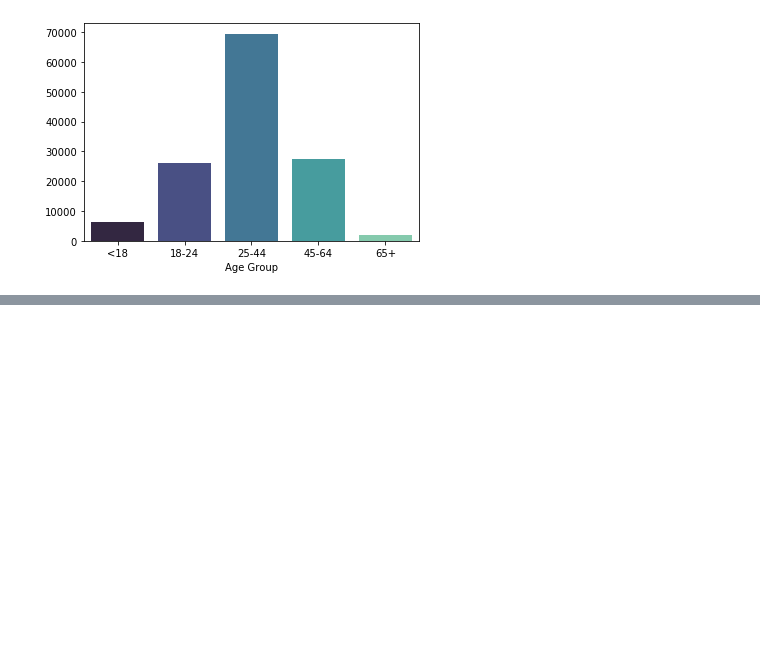
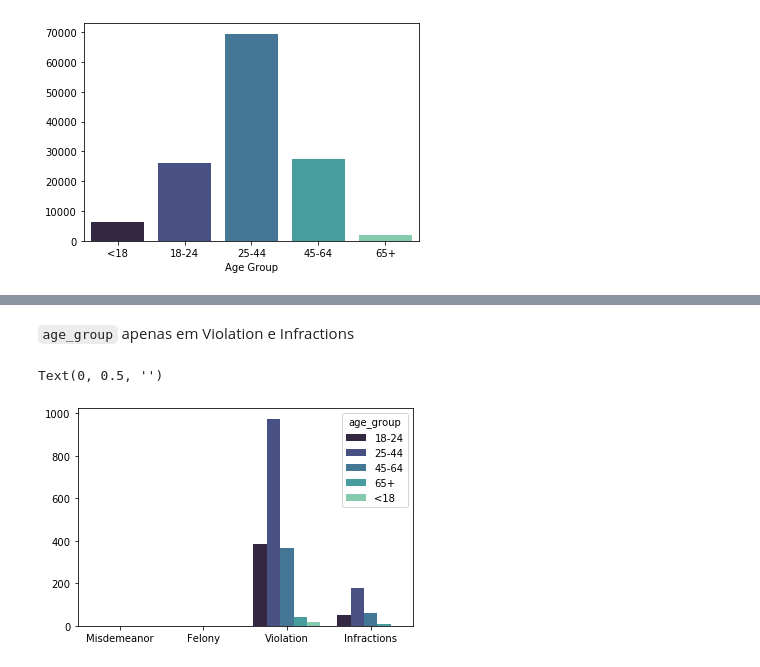
Before and after one commit to leticia-brand/ICD, a Jupyter notebook: main.ipynb, the cells around one changed output, grey strips where cells are left out. Cells and saved outputs as stored; diff of their text form; code cells hidden in the pictures; blank space fills up the shorter version.

```diff
--- a/main.ipynb
+++ b/main.ipynb
@@ -209,0 +234,15 @@ Text(0, 0.5, '')
+# %% [markdown]
+`age_group` apenas em Violation e Infractions
+# %%
+offense_min = ['Violation', 'Infractions']
+offense_little = crimes_filtered.loc[crimes_filtered['lvl_offense'].isin(offense_min)]
+sns.countplot(x="lvl_offense",
+              hue = "age_group",
+              data = offense_little,
+              palette="mako",
+             order = crimes_filtered['lvl_offense'].value_counts().index)
+plt.xlabel("")
+plt.ylabel("")
+# %% [output]
+Text(0, 0.5, '')
+[figure, added]
```
Also changed, not shown: parts of 18 cells of this notebook.
